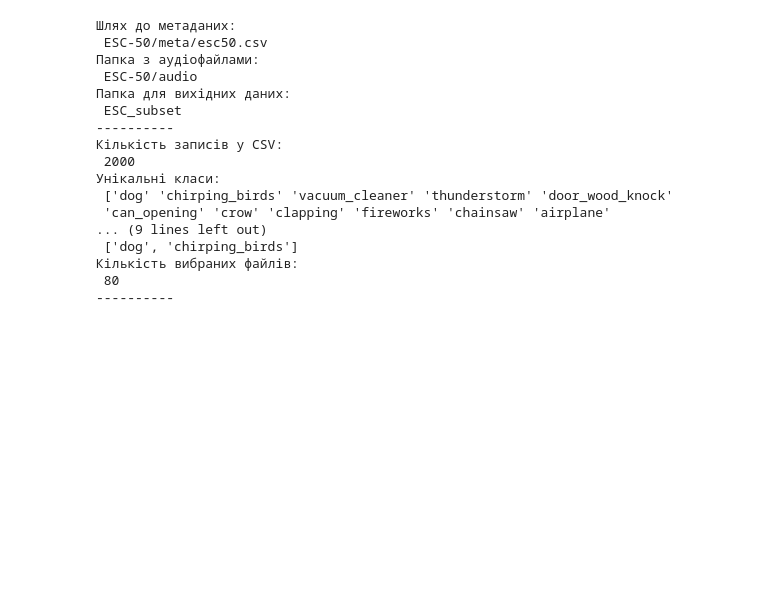
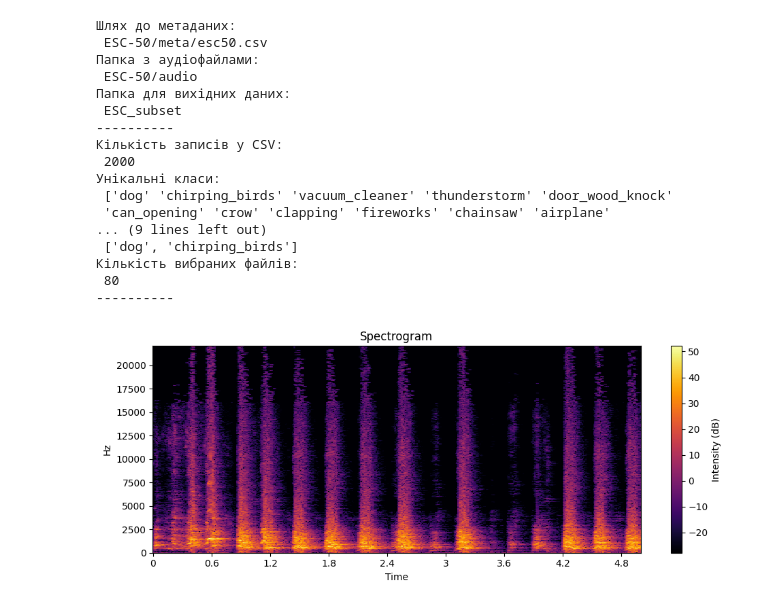
Before and after one commit to granalska/4, a Jupyter notebook: Numerical Programming in Python/hw6.ipynb, the cells around one changed output. Cells and saved outputs as stored; diff of their text form; code cells hidden in the pictures; blank space fills up the shorter version.

Commit message:
Спектограма Ми створили функцію, задали усі необхідні параметри, розбили на частини для зручності та отримали частоти, далі вивели кольорову спектрограму у термінал для наочного порівняння результатів.

```diff
--- a/Numerical Programming in Python/hw6.ipynb
+++ b/Numerical Programming in Python/hw6.ipynb
@@ -43,30 +43,45 @@ for _, row in subset.iterrows():
     src = os.path.join(audio, filename)
     dst = os.path.join(output, filename)
     shutil.copy(src, dst)
 
 
 #функція спектрограми
 def spectrogram( samples, samples_rate, stride_ms = 10.0,
                           window_ms = 20.0, max_freq = None, eps = 1e-14):
     s = librosa.stft(samples) #розбиваємо на частини
     s = np.abs(s)**2 #отримуємо частоти
     spectrogram = librosa.power_to_db(s)
     return spectrogram
+
+#будуємо кольорову спекторграму
+file_path = os.path.join(output, os.listdir(output)[0])
+
+samples, sample_rate = librosa.load(file_path, sr=None)
+
+spec = spectrogram(samples, sample_rate)
+
+plt.figure(figsize=(10,4))
+librosa.display.specshow(spec, sr=sample_rate, x_axis='time', y_axis='hz', cmap='inferno')
+plt.colorbar(label="Intensity (dB)")
+plt.title("Spectrogram")
+plt.tight_layout()
+plt.show()
 # %% [output]
 Шлях до метаданих:
  ESC-50/meta/esc50.csv
 Папка з аудіофайлами:
  ESC-50/audio
 Папка для вихідних даних:
  ESC_subset
 ----------
 Кількість записів у CSV:
  2000
 Унікальні класи:
  ['dog' 'chirping_birds' 'vacuum_cleaner' 'thunderstorm' 'door_wood_knock'
  'can_opening' 'crow' 'clapping' 'fireworks' 'chainsaw' 'airplane'
 ... (9 lines left out)
  ['dog', 'chirping_birds']
 Кількість вибраних файлів:
  80
 ----------
+[figure, added]
```
